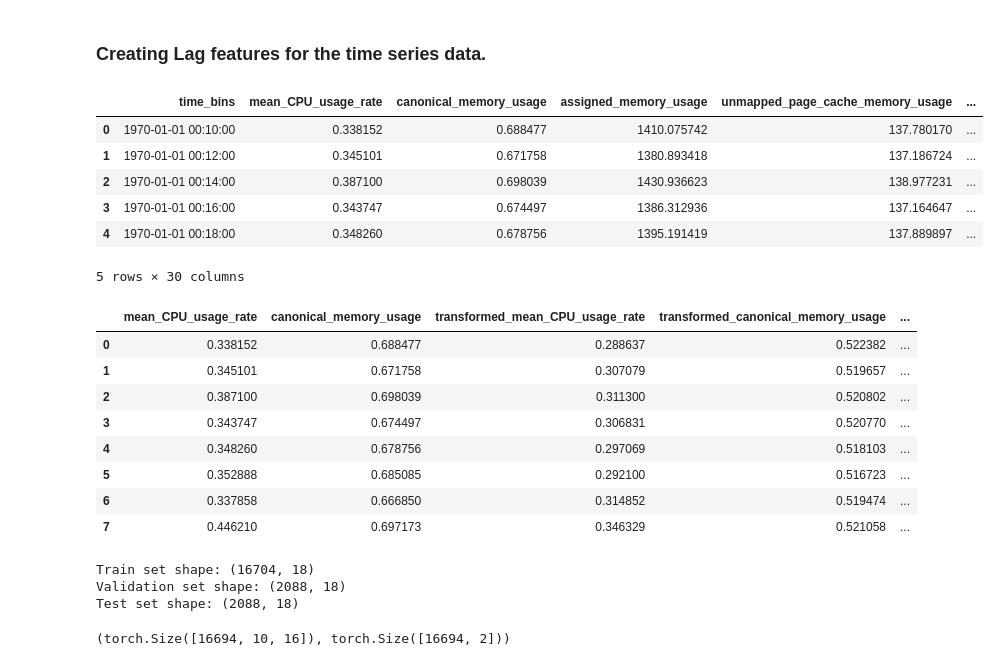
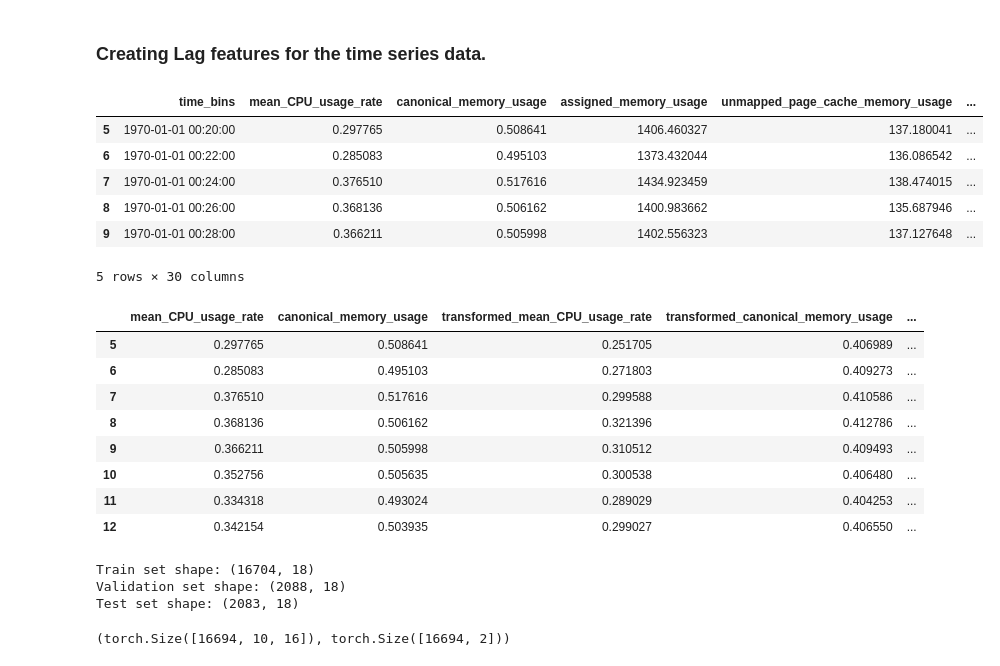
Before and after one commit to KirantiLoh/kubeforecaster, a Jupyter notebook: notebooks/modeling_cnn_lstm.ipynb, the cells around one changed output. Saved outputs shown, nothing was run; the diff lists cells and outputs as text; code cells hidden in the pictures.

```diff
--- a/notebooks/modeling_cnn_lstm.ipynb
+++ b/notebooks/modeling_cnn_lstm.ipynb
@@ -59,8 +59,8 @@ test_size = len(df) - train_size - val_size
 # %% [markdown]
 # **Preprocessing**
 # %%
-cpu_max = df['mean_CPU_usage_rate'][:train_size].max()
-memory_max = df['canonical_memory_usage'][:train_size].max()
+cpu_max = df['mean_CPU_usage_rate'].max()
+memory_max = df['canonical_memory_usage'].max()
 
 print(cpu_max, memory_max)
 # %% [output]
@@ -69,5 +69,5 @@ print(cpu_max, memory_max)
 df['mean_CPU_usage_rate'] = df['mean_CPU_usage_rate'] / cpu_max
 df['canonical_memory_usage'] = df['canonical_memory_usage'] / memory_max
 
-df['mean_CPU_usage_rate'] = df['mean_CPU_usage_rate'].clip(0, 1)
-df['canonical_memory_usage'] = df['canonical_memory_usage'].clip(0, 1)
+# df['mean_CPU_usage_rate'] = df['mean_CPU_usage_rate'].clip(0, 1)
+# df['canonical_memory_usage'] = df['canonical_memory_usage'].clip(0, 1)
@@ -82,24 +93,24 @@ df['transformed_mean_CPU_usage_rate'] = savgol_filter(df['transformed_mean_CPU_u
 # %%
 for i in range(1, lookback_window + 1):
     df[f'mean_CPU_usage_rate_-{i*2}min'] = df['mean_CPU_usage_rate'].shift(i)
     df[f'canonical_memory_usage_-{i*2}min'] = df['canonical_memory_usage'].shift(i)
 
 
 df['rolling_mean_CPU_usage'] = df['mean_CPU_usage_rate'].rolling(center=False, window=2).mean()
 df['rolling_std_CPU_usage'] = df['mean_CPU_usage_rate'].rolling(center=False, window=2).std()
 
 df['rolling_mean_memory_usage'] = df['canonical_memory_usage'].rolling(center=False, window=2).mean()
 df['rolling_std_memory_usage'] = df['canonical_memory_usage'].rolling(center=False, window=2).std()
 
-df = df.fillna(0)
+df = df.dropna()
 df.head()
 # %% [output]
 |  | time_bins | mean_CPU_usage_rate | canonical_memory_usage | assigned_memory_usage | unmapped_page_cache_memory_usage | ... |
-| 0 | 1970-01-01 00:10:00 | 0.338152 | 0.688477 | 1410.075742 | 137.780170 | ... |
-| 1 | 1970-01-01 00:12:00 | 0.345101 | 0.671758 | 1380.893418 | 137.186724 | ... |
-| 2 | 1970-01-01 00:14:00 | 0.387100 | 0.698039 | 1430.936623 | 138.977231 | ... |
-| 3 | 1970-01-01 00:16:00 | 0.343747 | 0.674497 | 1386.312936 | 137.164647 | ... |
-| 4 | 1970-01-01 00:18:00 | 0.348260 | 0.678756 | 1395.191419 | 137.889897 | ... |
+| 5 | 1970-01-01 00:20:00 | 0.297765 | 0.508641 | 1406.460327 | 137.180041 | ... |
+| 6 | 1970-01-01 00:22:00 | 0.285083 | 0.495103 | 1373.432044 | 136.086542 | ... |
+| 7 | 1970-01-01 00:24:00 | 0.376510 | 0.517616 | 1434.923459 | 138.474015 | ... |
+| 8 | 1970-01-01 00:26:00 | 0.368136 | 0.506162 | 1400.983662 | 135.687946 | ... |
+| 9 | 1970-01-01 00:28:00 | 0.366211 | 0.505998 | 1402.556323 | 137.127648 | ... |
 5 rows × 30 columns
 # %%
 lag_features = []
@@ -128,14 +139,14 @@ df = df[target + features]
 df.head(8)
 # %% [output]
 |  | mean_CPU_usage_rate | canonical_memory_usage | transformed_mean_CPU_usage_rate | transformed_canonical_memory_usage | ... |
-| 0 | 0.338152 | 0.688477 | 0.288637 | 0.522382 | ... |
-| 1 | 0.345101 | 0.671758 | 0.307079 | 0.519657 | ... |
-| 2 | 0.387100 | 0.698039 | 0.311300 | 0.520802 | ... |
-| 3 | 0.343747 | 0.674497 | 0.306831 | 0.520770 | ... |
-| 4 | 0.348260 | 0.678756 | 0.297069 | 0.518103 | ... |
-| 5 | 0.352888 | 0.685085 | 0.292100 | 0.516723 | ... |
-| 6 | 0.337858 | 0.666850 | 0.314852 | 0.519474 | ... |
-| 7 | 0.446210 | 0.697173 | 0.346329 | 0.521058 | ... |
+| 5 | 0.297765 | 0.508641 | 0.251705 | 0.406989 | ... |
+| 6 | 0.285083 | 0.495103 | 0.271803 | 0.409273 | ... |
+| 7 | 0.376510 | 0.517616 | 0.299588 | 0.410586 | ... |
+| 8 | 0.368136 | 0.506162 | 0.321396 | 0.412786 | ... |
+| 9 | 0.366211 | 0.505998 | 0.310512 | 0.409493 | ... |
+| 10 | 0.352756 | 0.505635 | 0.300538 | 0.406480 | ... |
+| 11 | 0.334318 | 0.493024 | 0.289029 | 0.404253 | ... |
+| 12 | 0.342154 | 0.503935 | 0.299027 | 0.406550 | ... |
 # %%
 # Split the dataset
 train_set = df[:train_size]
@@ -153,7 +164,7 @@ print(f"Test set shape: {test_set.shape}")
 # %% [output]
 Train set shape: (16704, 18)
 Validation set shape: (2088, 18)
-Test set shape: (2088, 18)
+Test set shape: (2083, 18)
 # %%
 def create_sequence(data: torch.Tensor, seq_length: int, output_dim: int):
     num_samples = data.shape[0] - seq_length
```
Also changed, not shown: parts of 10 cells of this notebook, 19 other files.
